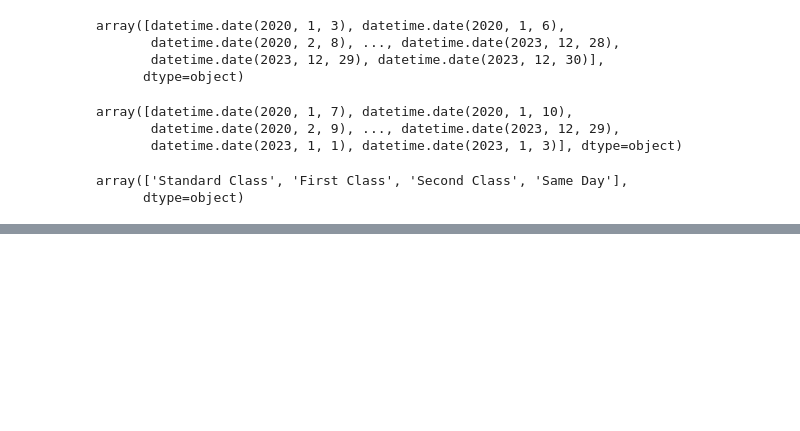
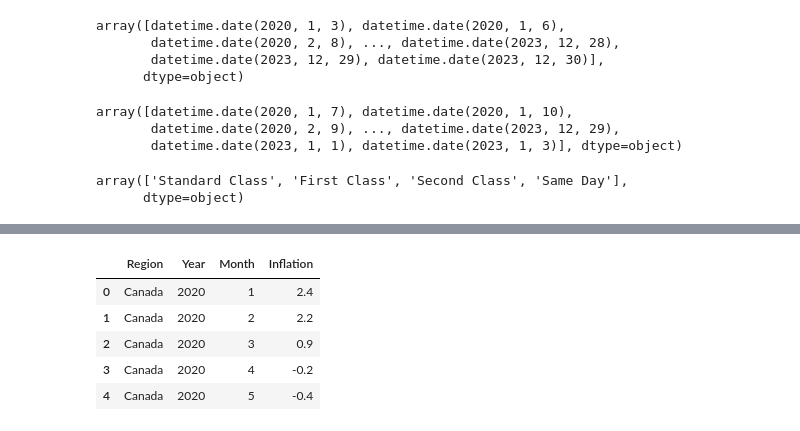
Before and after one commit to bihd00/4IT501-Project, a Jupyter notebook: src/main.ipynb, the cells around one changed output, grey strips where cells are left out. Cells and saved outputs as stored; diff of their text form; code cells hidden in the pictures; blank space fills up the shorter version.

```diff
--- a/src/main.ipynb
+++ b/src/main.ipynb
@@ -430,0 +503,11 @@ df_orders.head(3).T
+# %%
+raw_inflation_path = "../data/inflation_CA_US_2020-23.xlsx"
+df_inflation = pd.read_excel(raw_inflation_path)
+df_inflation.head()
+# %% [output]
+|  | Region | Year | Month | Inflation |
+| 0 | Canada | 2020 | 1 | 2.4 |
+| 1 | Canada | 2020 | 2 | 2.2 |
+| 2 | Canada | 2020 | 3 | 0.9 |
+| 3 | Canada | 2020 | 4 | -0.2 |
+| 4 | Canada | 2020 | 5 | -0.4 |
```
Also changed, not shown: parts of 15 cells of this notebook.
